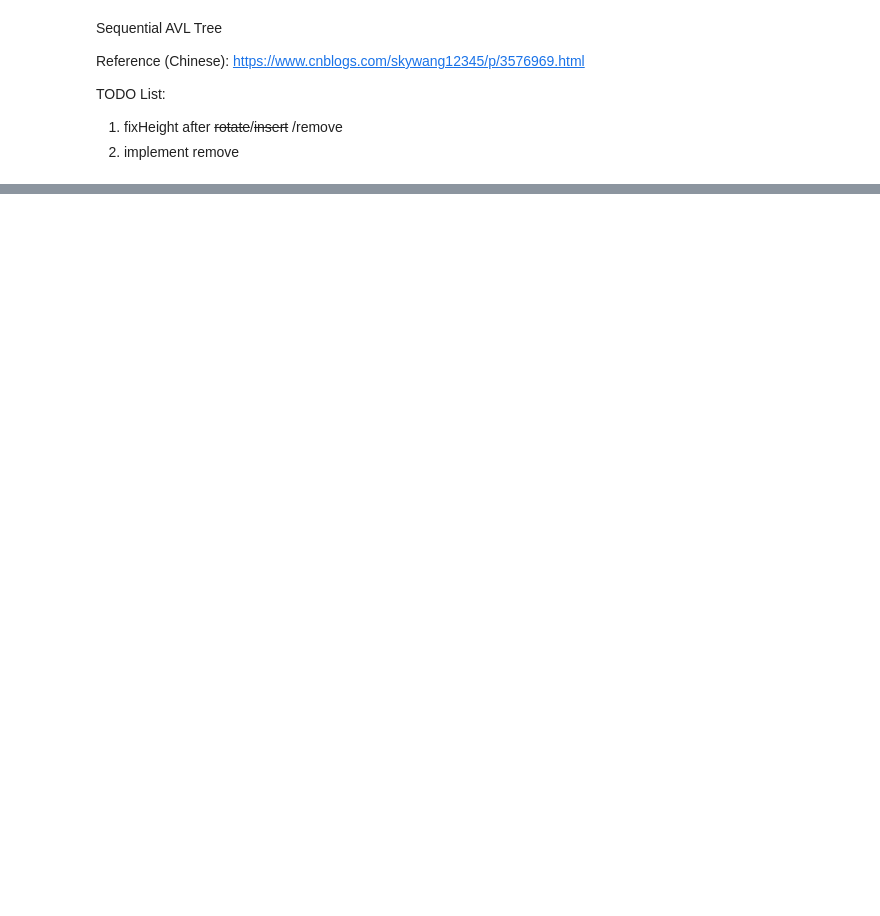
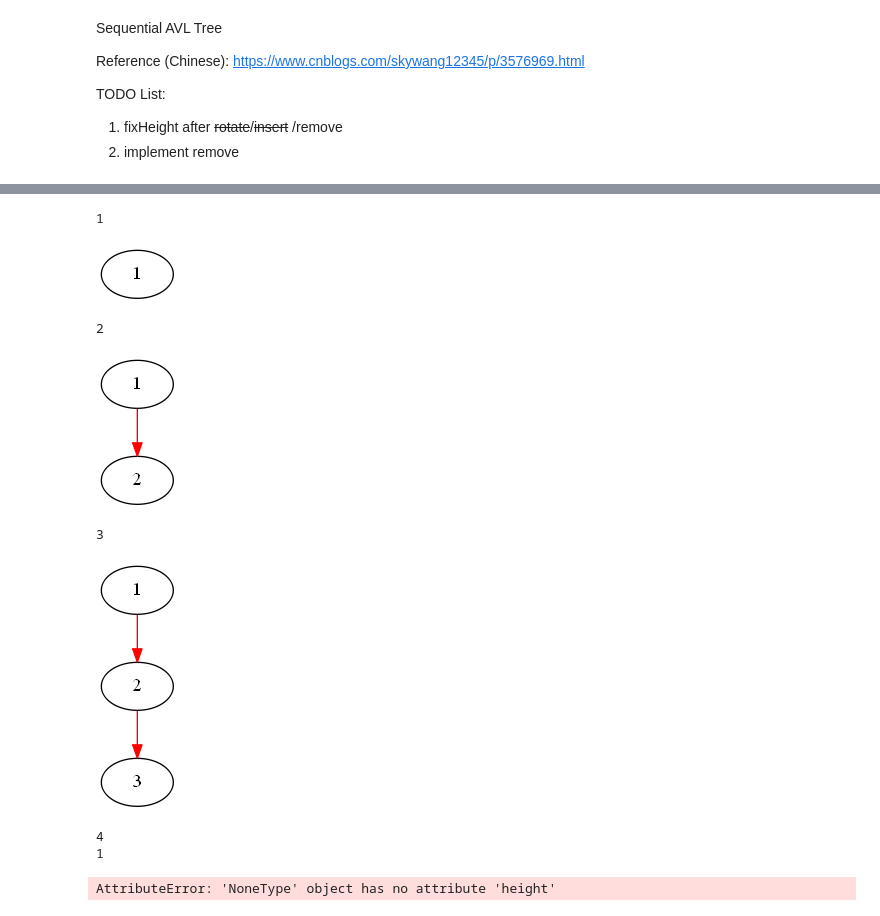
Before and after one commit to chyanju/pyConcurrentAVL, a Jupyter notebook: sequentialAVL.ipynb, the cells around one changed output, grey strips where cells are left out. Saved outputs shown, nothing was run; the diff lists cells and outputs as text; code cells hidden in the pictures; blank space fills up the shorter version.

```diff
--- a/sequentialAVL.ipynb
+++ b/sequentialAVL.ipynb
@@ -210,13 +238,18 @@ AUTO_ROOT = getROOT(subroot)
 print(strTree(AUTO_ROOT))
 prettyPrintTree(AUTO_ROOT)
 # %%
-rt = Node(0,"0")
+rt = AVL()
 for i in range(1,100):
-    putNode(rt, i, str(i))
-    subroot = balanceCheck(rt)
-    subroot = rotateCheck(subroot)(subroot)
-    rt = getROOT(subroot)
-
-
-
-prettyPrintTree(rt)
+    print(i)
+    rt.put(i)
+    rt.print()
+# %% [output]
+1
+[figure, added]
+2
+[figure, added]
+3
+[figure, added]
+4
+1
+AttributeError: 'NoneType' object has no attribute 'height'
```
Also changed, not shown: parts of 5 cells of this notebook, 1 other file.
